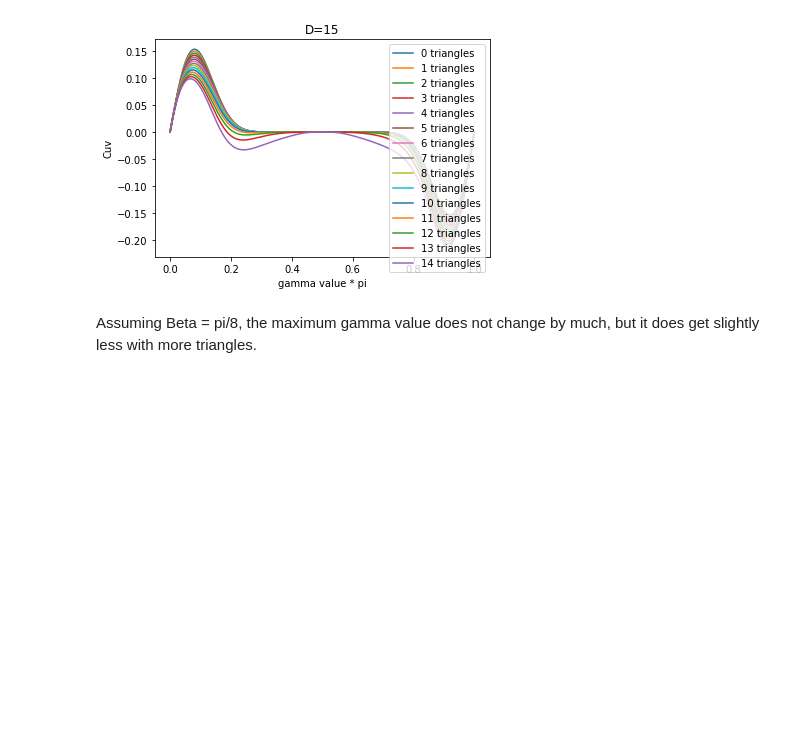
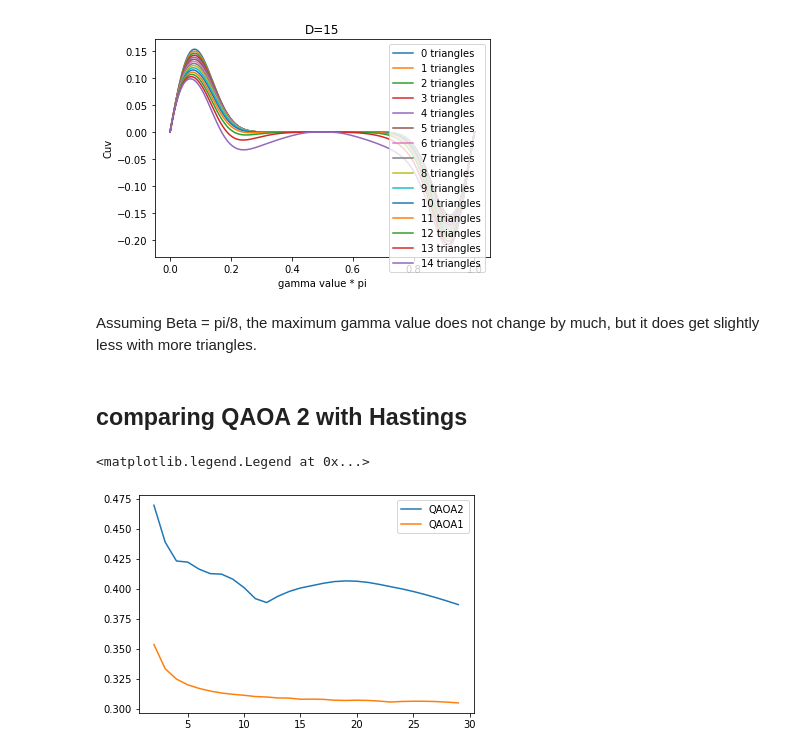
Before and after one commit to marwahaha/qaoa-local-competitors, a Jupyter notebook: QAOA.ipynb, the cells around one changed output. Cells and saved outputs as stored; diff of their text form; code cells hidden in the pictures; blank space fills up the shorter version.

```diff
--- a/QAOA.ipynb
+++ b/QAOA.ipynb
@@ -917,3 +969,14 @@ plt.legend()
 [figure]
 # %% [markdown]
 Assuming Beta = pi/8, the maximum gamma value does not change by much, but it does get slightly less with more triangles.
+# %% [markdown]
+## comparing QAOA 2 with Hastings
+# %%
+grid_val = 40
+x = range(2, 30)
+plt.plot(x, [i**0.5*(find_max_qaoa2(i, grid_val)-0.5) for i in x], label="QAOA2")
+plt.plot(x, [i**0.5*get_max(i,0) for i in x], label="QAOA1")
+plt.legend()
+# %% [output]
+<matplotlib.legend.Legend at 0x...>
+[figure, added]
```
Also changed, not shown: parts of 20 cells of this notebook, 1 other file.
